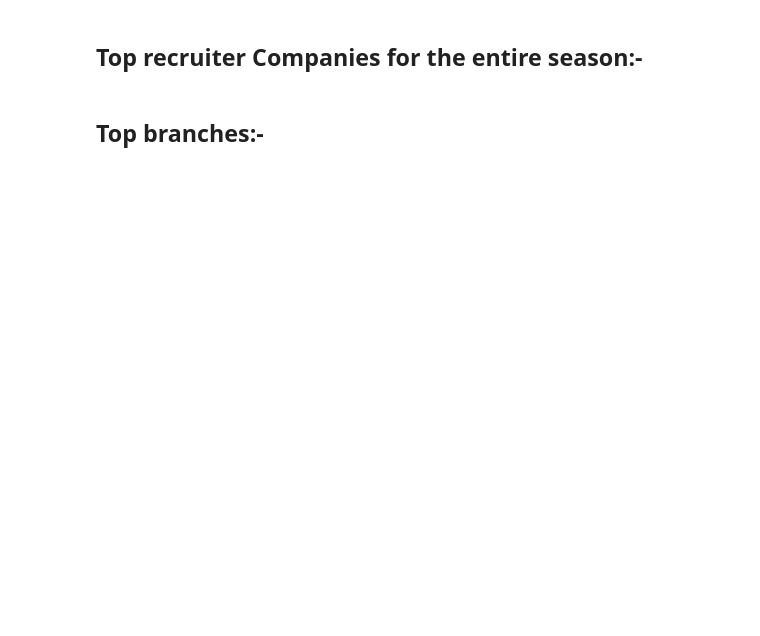
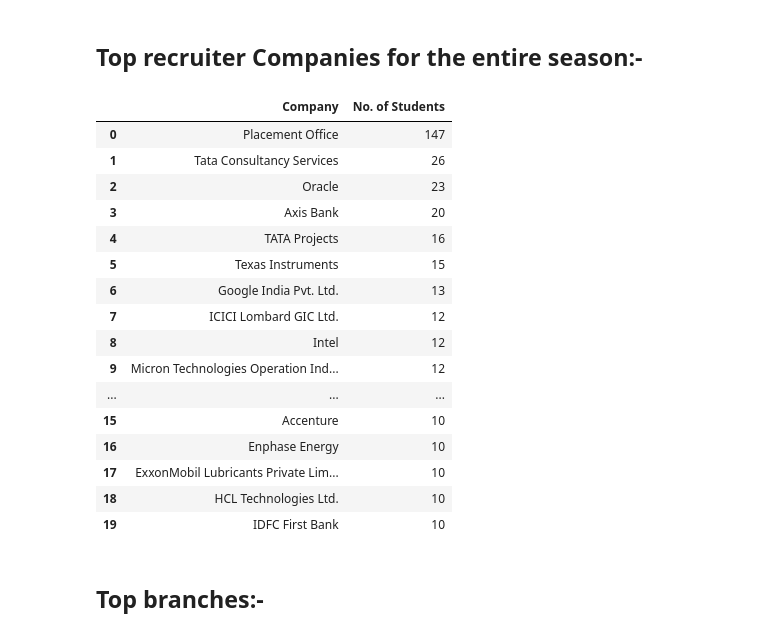
Before and after one commit to AniketMondal/DataAnalysis, a Jupyter notebook: IITB_Placement_2021/Allocation_Analysis.ipynb, the cells around one changed output. Saved outputs shown, nothing was run; the diff lists cells and outputs as text; code cells hidden in the pictures; blank space fills up the shorter version.

```diff
--- a/IITB_Placement_2021/Allocation_Analysis.ipynb
+++ b/IITB_Placement_2021/Allocation_Analysis.ipynb
@@ -143,11 +356,28 @@ repeated_companies_total
 # %% [markdown]
 ## Top recruiter Companies for the entire season:-
 # %%
-top_companies = company_stats.groupby("Company",as_index=False)["Roll"].sum()
-top_companies = top_companies.sort_values(["Roll","Company"],ascending=[0,1])
+top_companies = company_stats.groupby("Company",as_index=False)["No. of Students"].sum()
+top_companies = top_companies.sort_values(["No. of Students","Company"],ascending=[0,1])
 top_companies.reset_index(drop=True,inplace=True)
-top_companies.rename({"Roll":"No. of Students"},axis=1,inplace=True)
 top_companies.head(20)                                                                          # EXPORT AS SHEET
+# %% [output]
+|  | Company | No. of Students |
+| 0 | Placement Office | 147 |
+| 1 | Tata Consultancy Services | 26 |
+| 2 | Oracle | 23 |
+| 3 | Axis Bank | 20 |
+| 4 | TATA Projects | 16 |
+| 5 | Texas Instruments | 15 |
+| 6 | Google India Pvt. Ltd. | 13 |
+| 7 | ICICI Lombard GIC Ltd. | 12 |
+| 8 | Intel | 12 |
+| 9 | Micron Technologies Operation Ind... | 12 |
+| ... | ... | ... |
+| 15 | Accenture | 10 |
+| 16 | Enphase Energy | 10 |
+| 17 | ExxonMobil Lubricants Private Lim... | 10 |
+| 18 | HCL Technologies Ltd. | 10 |
+| 19 | IDFC First Bank | 10 |
 # %% [markdown]
 ## Top branches:-
 # %%
```
Also changed, not shown: parts of 31 cells of this notebook, 1 other file.
